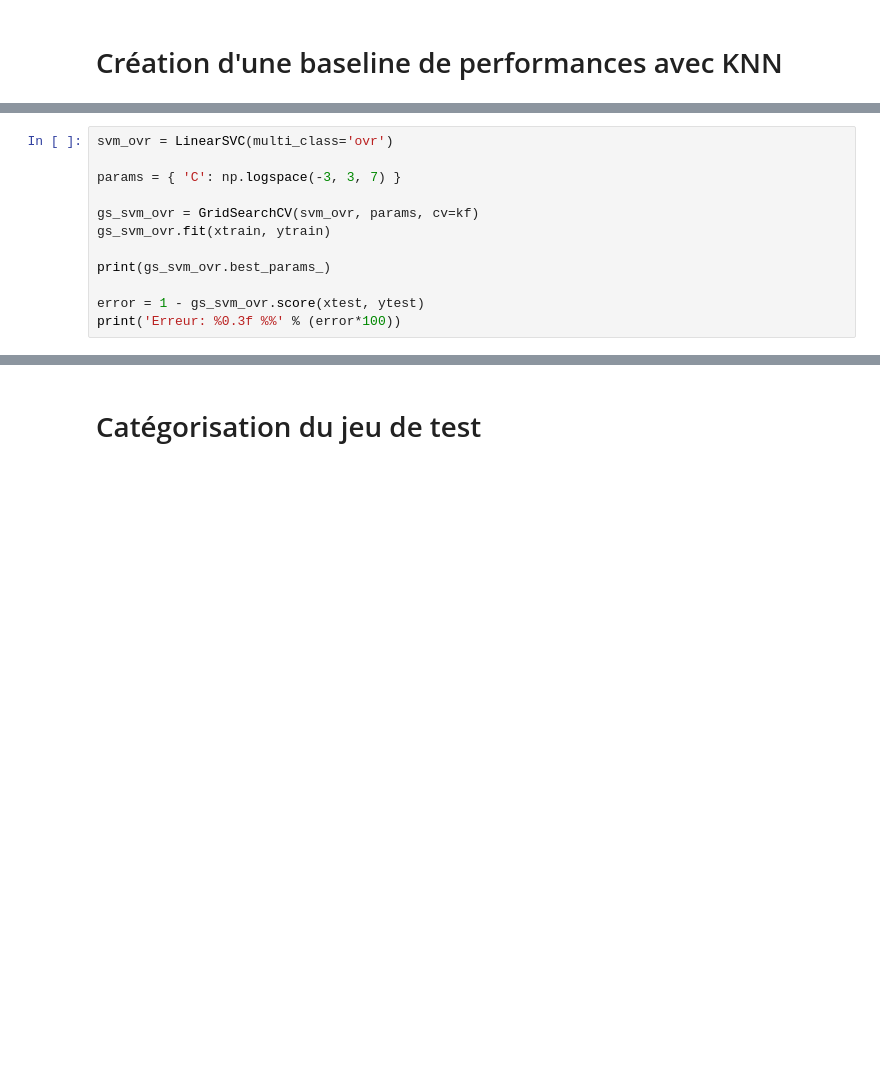
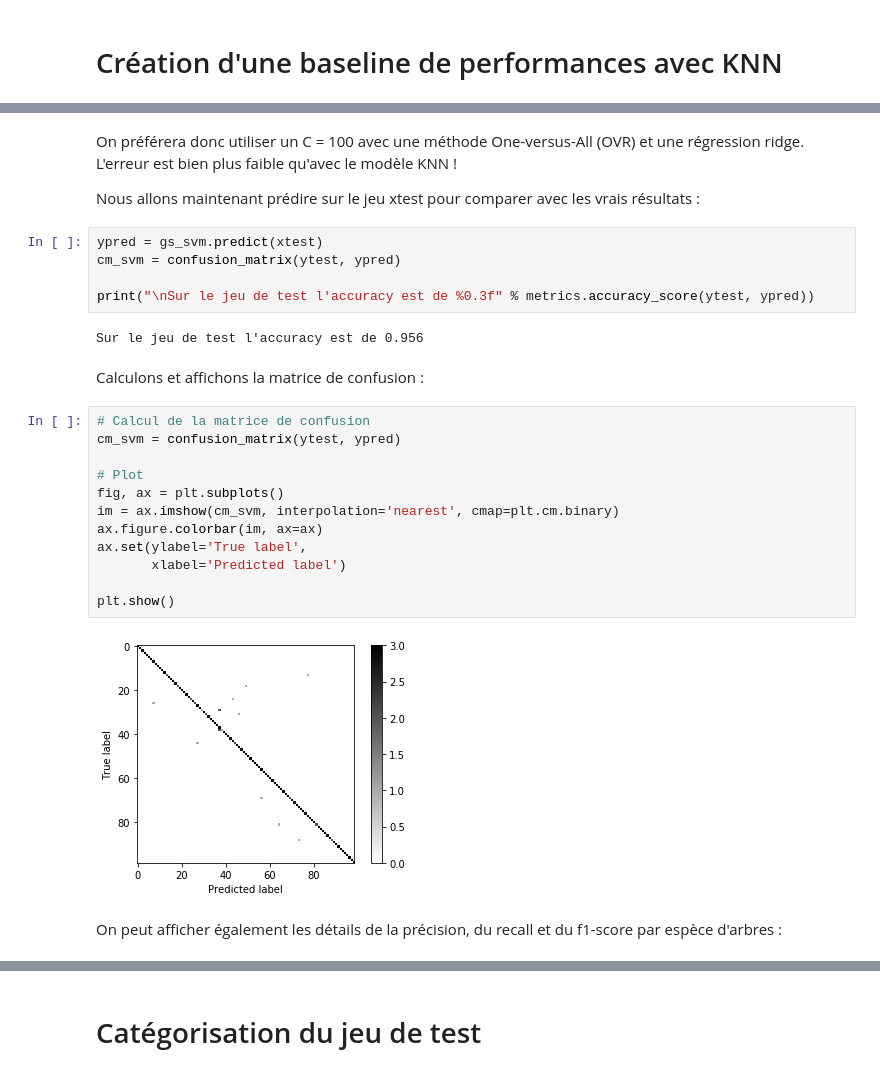
Before and after one commit to lanmar/Python---Leaf-Classification, a Jupyter notebook: Leaf Classification.ipynb, the cells around one changed output, grey strips where cells are left out. Saved outputs shown, nothing was run; the diff lists cells and outputs as text; blank space fills up the shorter version.

```diff
--- a/Leaf Classification.ipynb
+++ b/Leaf Classification.ipynb
@@ -123,12 +101,0 @@ Nous allons d'abord appliquer le principe OVR (One Versus Rest) à une classific
-# %%
-svm_ovr = LinearSVC(multi_class='ovr')
-
-params = { 'C': np.logspace(-3, 3, 7) }
-
-gs_svm_ovr = GridSearchCV(svm_ovr, params, cv=kf)
-gs_svm_ovr.fit(xtrain, ytrain)
-
-print(gs_svm_ovr.best_params_)
-
-error = 1 - gs_svm_ovr.score(xtest, ytest)
-print('Erreur: %0.3f %%' % (error*100))
@@ -187,0 +278,30 @@ Les modèles SVM avec OVR ou Crammer-Singer sont à peu près équivalents (OVR
+# %% [markdown]
+On préférera donc utiliser un C = 100 avec une méthode One-versus-All (OVR) et une régression ridge.
+L'erreur est bien plus faible qu'avec le modèle KNN !
+
+Nous allons maintenant prédire sur le jeu xtest pour comparer avec les vrais résultats :
+# %%
+ypred = gs_svm.predict(xtest)
+cm_svm = confusion_matrix(ytest, ypred)
+
+print("\nSur le jeu de test l'accuracy est de %0.3f" % metrics.accuracy_score(ytest, ypred))
+# %% [output]
+Sur le jeu de test l'accuracy est de 0.956
+# %% [markdown]
+Calculons et affichons la matrice de confusion :
+# %%
+# Calcul de la matrice de confusion
+cm_svm = confusion_matrix(ytest, ypred)
+
+# Plot
+fig, ax = plt.subplots()
+im = ax.imshow(cm_svm, interpolation='nearest', cmap=plt.cm.binary)
+ax.figure.colorbar(im, ax=ax)
+ax.set(ylabel='True label',
+       xlabel='Predicted label')
+
+plt.show()
+# %% [output]
+[figure, added]
+# %% [markdown]
+On peut afficher également les détails de la précision, du recall et du f1-score par espèce d'arbres :
```
Also changed, not shown: parts of 56 cells of this notebook.
